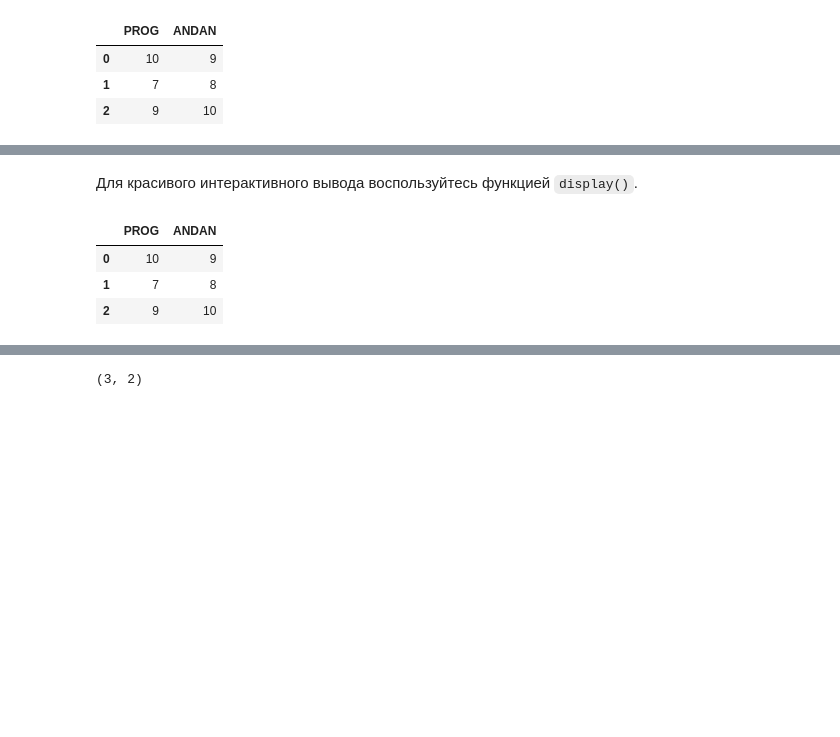
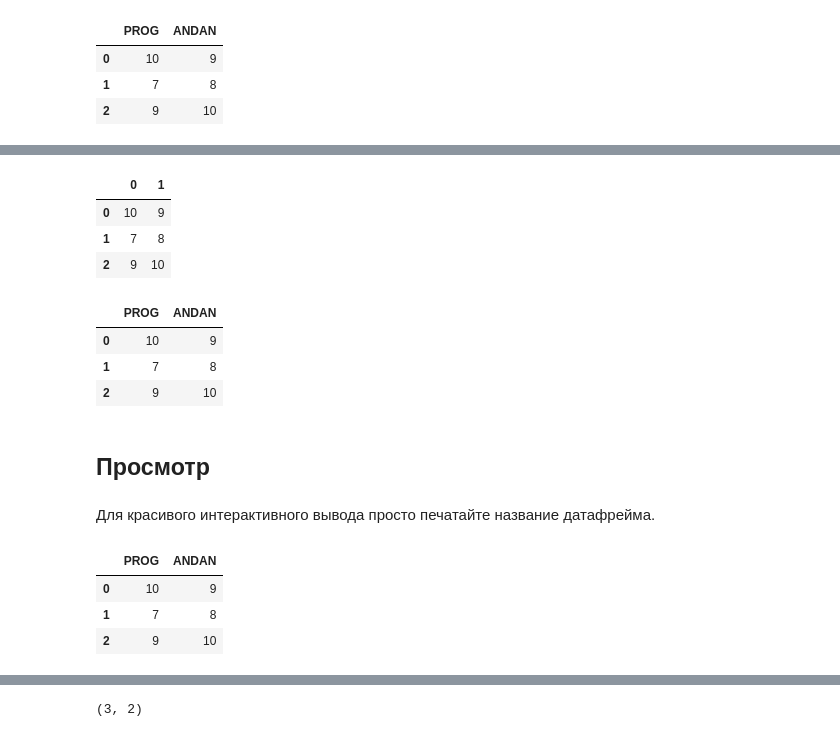
Before and after one commit to bamaxi/dataan-2023-arthist, a Jupyter notebook: seminars/10-andan-pandas.ipynb, the cells around one changed output, grey strips where cells are left out. Saved outputs shown, nothing was run; the diff lists cells and outputs as text; code cells hidden in the pictures; blank space fills up the shorter version.

```diff
--- a/seminars/10-andan-pandas.ipynb
+++ b/seminars/10-andan-pandas.ipynb
@@ -48,9 +89,32 @@ print(df)
+# %%
+df4 = pd.DataFrame(
+    [(10, 9), (7, 8), (9, 10)]
+)
+df4
+# %% [output]
+|  | 0 | 1 |
+| 0 | 10 | 9 |
+| 1 | 7 | 8 |
+| 2 | 9 | 10 |
+# %%
+df4 = pd.DataFrame(
+    [(10, 9), (7, 8), (9, 10)],
+    columns=["PROG", "ANDAN"]
+)
+df4
+# %% [output]
+|  | PROG | ANDAN |
+| 0 | 10 | 9 |
+| 1 | 7 | 8 |
+| 2 | 9 | 10 |
+# %% [markdown]
+## Просмотр
 # %% [markdown]
-Для красивого интерактивного вывода воспользуйтесь функцией `display()`.
+Для красивого интерактивного вывода просто печатайте название датафрейма.
-# %%
-display(df)
-# %% [output]
-|  | PROG | ANDAN |
-| 0 | 10 | 9 |
-| 1 | 7 | 8 |
-| 2 | 9 | 10 |
+# %%
+df
+# %% [output]
+|  | PROG | ANDAN |
+| 0 | 10 | 9 |
+| 1 | 7 | 8 |
+| 2 | 9 | 10 |
```
Also changed, not shown: parts of 99 cells of this notebook, 1 other file.
